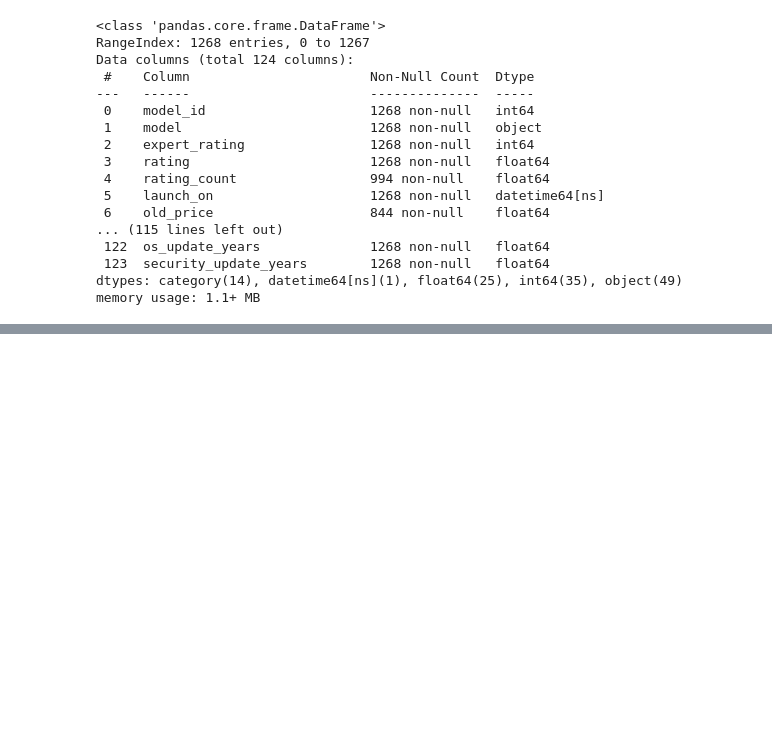
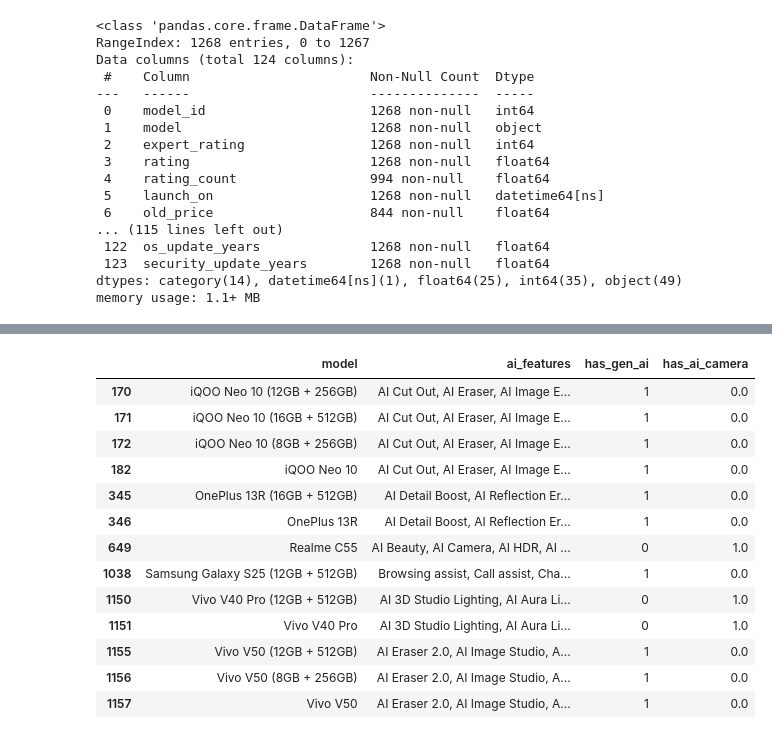
Before and after one commit to rajeshxdatascience/smartphone-recommender-system, a Jupyter notebook: SpecLens_AI_Data_Engineering.ipynb, the cells around one changed output, grey strips where cells are left out. Drawn from its saved outputs; the diff is of its cells as text; code cells hidden in the pictures; blank space fills up the shorter version.

Commit message:
feat: implemented hierarchical AI tiering; separated Gen-AI from Basic AI Camera features

```diff
--- a/SpecLens_AI_Data_Engineering.ipynb
+++ b/SpecLens_AI_Data_Engineering.ipynb
@@ -4090,0 +4112,3 @@ memory usage: 1.1+ MB
+# %%
+df['has_gen_ai'] = df['ai_features'].str.contains(r'Galaxy AI|Apple Intelligence|Circle|Eraser|Gemini|Assist|Generative|Summary|Writer|Interpreter|Reimage').astype(float)
+df['has_gen_ai'] = df['has_gen_ai'].fillna(0).astype(int)
@@ -4090,0 +4123,3 @@ memory usage: 1.1+ MB
+# %%
+df['has_ai_camera'] = df['ai_features'].str.contains(r'AI Camera|AI Beauty|Scene recognition|AI HDR|Portrait').astype(float)
+df['has_ai_camera'] = df['has_ai_camera'].fillna(0)
@@ -4090,0 +4134,3 @@ memory usage: 1.1+ MB
+# %%
+# Agar phone Gen-AI hai, toh Basic AI ko 0 kar do taaki overlap na ho
+df.loc[df['has_gen_ai'] == 1, 'has_ai_camera'] = 0
@@ -4090,0 +4153,2 @@ memory usage: 1.1+ MB
+# %%
+df['ai_feature_count'] = df['ai_features'].apply(lambda x: len(str(x).split(',')) if pd.notna(x) else 0)
@@ -4090,0 +4173,17 @@ memory usage: 1.1+ MB
+# %%
+df[df['ai_feature_count'] == 6][['model','ai_features','has_gen_ai','has_ai_camera']]
+# %% [output]
+|  | model | ai_features | has_gen_ai | has_ai_camera |
+| 170 | iQOO Neo 10 (12GB + 256GB) | AI Cut Out, AI Eraser, AI Image E... | 1 | 0.0 |
+| 171 | iQOO Neo 10 (16GB + 512GB) | AI Cut Out, AI Eraser, AI Image E... | 1 | 0.0 |
+| 172 | iQOO Neo 10 (8GB + 256GB) | AI Cut Out, AI Eraser, AI Image E... | 1 | 0.0 |
+| 182 | iQOO Neo 10 | AI Cut Out, AI Eraser, AI Image E... | 1 | 0.0 |
+| 345 | OnePlus 13R (16GB + 512GB) | AI Detail Boost, AI Reflection Er... | 1 | 0.0 |
+| 346 | OnePlus 13R | AI Detail Boost, AI Reflection Er... | 1 | 0.0 |
+| 649 | Realme C55 | AI Beauty, AI Camera, AI HDR, AI ... | 0 | 1.0 |
+| 1038 | Samsung Galaxy S25 (12GB + 512GB) | Browsing assist, Call assist, Cha... | 1 | 0.0 |
+| 1150 | Vivo V40 Pro (12GB + 512GB) | AI 3D Studio Lighting, AI Aura Li... | 0 | 1.0 |
+| 1151 | Vivo V40 Pro | AI 3D Studio Lighting, AI Aura Li... | 0 | 1.0 |
+| 1155 | Vivo V50 (12GB + 512GB) | AI Eraser 2.0, AI Image Studio, A... | 1 | 0.0 |
+| 1156 | Vivo V50 (8GB + 256GB) | AI Eraser 2.0, AI Image Studio, A... | 1 | 0.0 |
+| 1157 | Vivo V50 | AI Eraser 2.0, AI Image Studio, A... | 1 | 0.0 |
```
Also changed, not shown: parts of 6 cells of this notebook.
